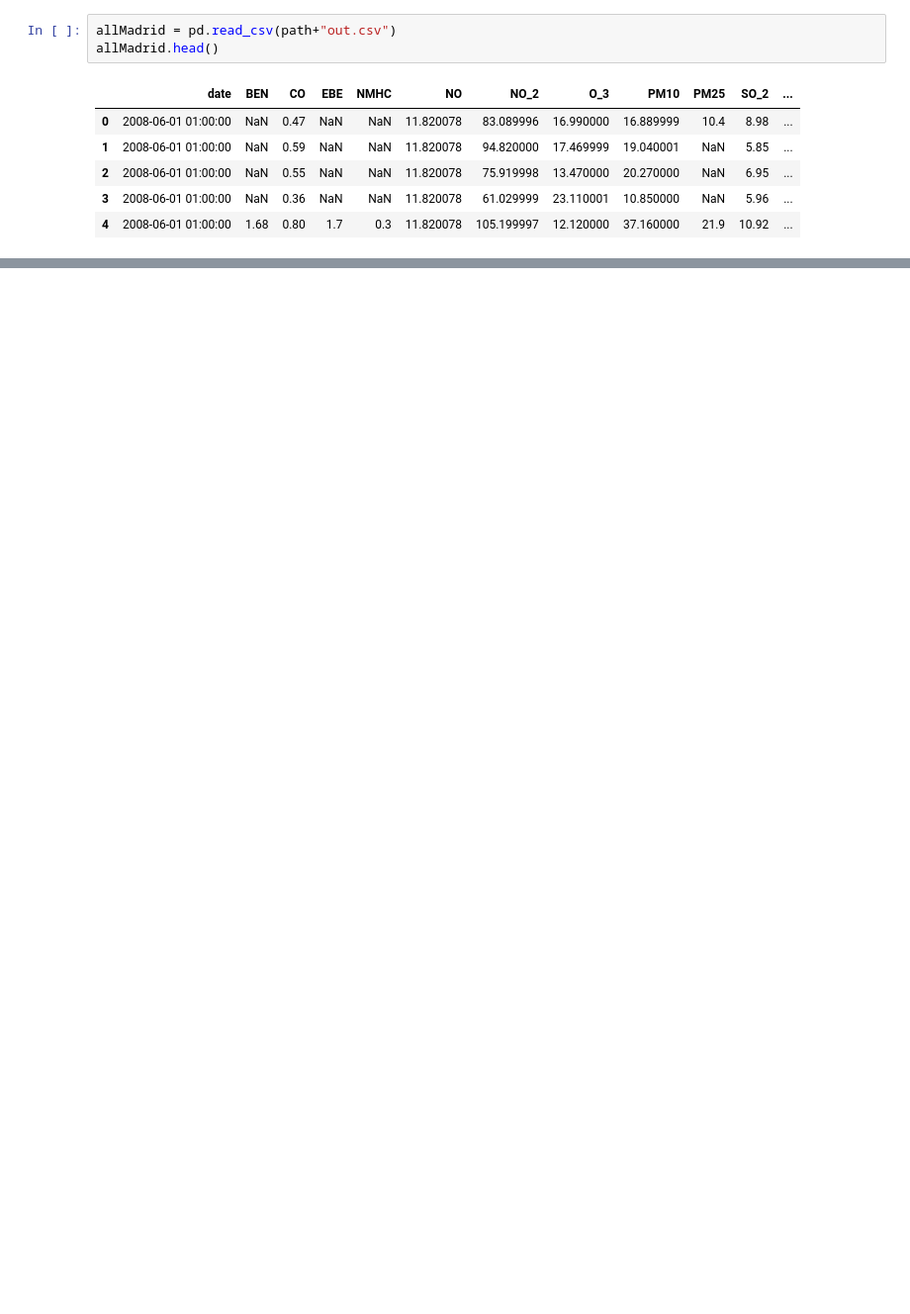
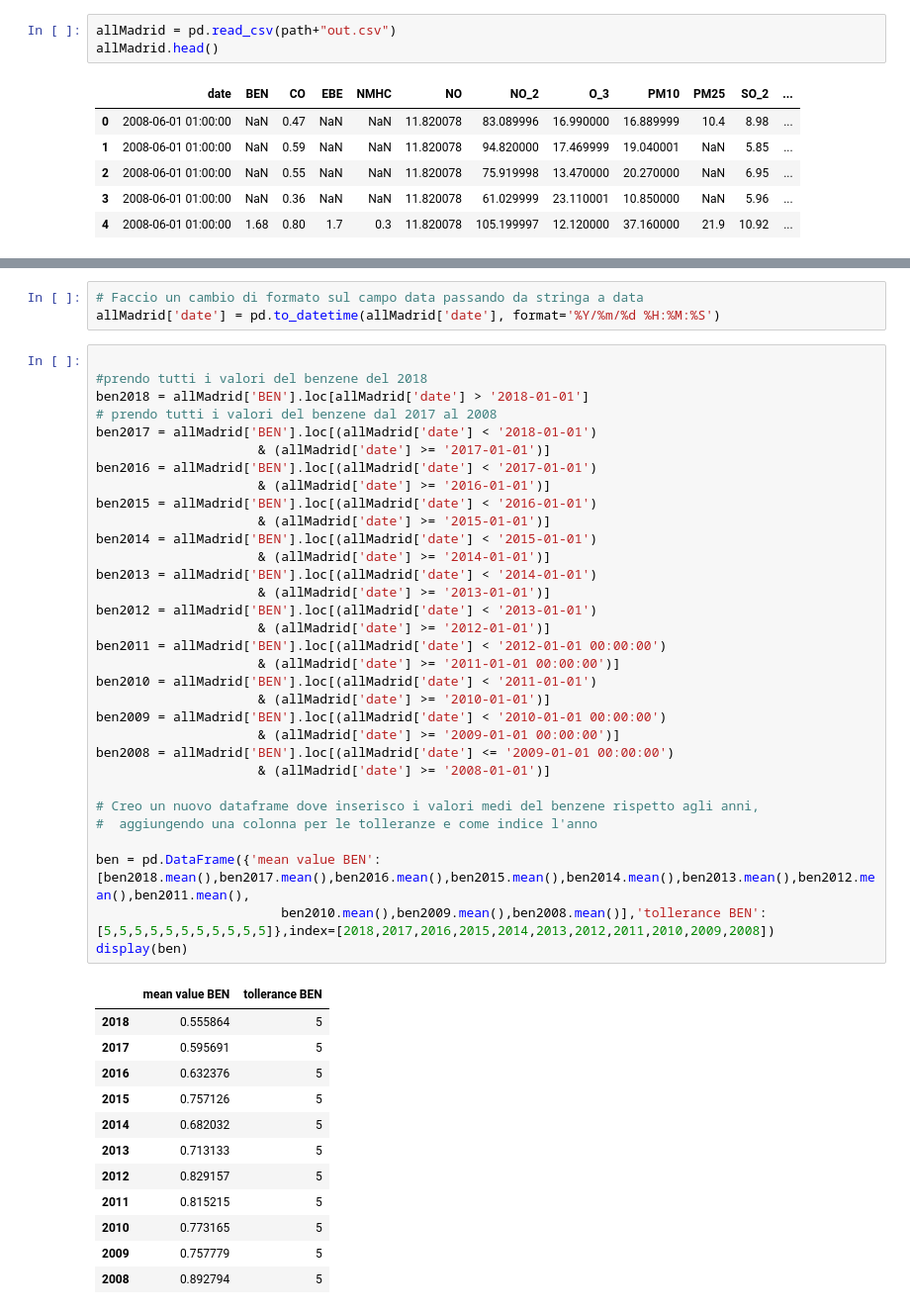
Before and after one commit to ChiaraAmalia/DataScience2Project, a Jupyter notebook: Data2Analysis.ipynb, the cells around one changed output, grey strips where cells are left out. Shown at 99% size. Drawn from its saved outputs; the diff is of its cells as text; blank space fills up the shorter version.

```diff
--- a/Data2Analysis.ipynb
+++ b/Data2Analysis.ipynb
@@ -30,0 +33,48 @@ plt.show()
+# %%
+# Faccio un cambio di formato sul campo data passando da stringa a data
+allMadrid['date'] = pd.to_datetime(allMadrid['date'], format='%Y/%m/%d %H:%M:%S')
+# %%
+
+#prendo tutti i valori del benzene del 2018
+ben2018 = allMadrid['BEN'].loc[allMadrid['date'] > '2018-01-01']
+# prendo tutti i valori del benzene dal 2017 al 2008
+ben2017 = allMadrid['BEN'].loc[(allMadrid['date'] < '2018-01-01')
+                     & (allMadrid['date'] >= '2017-01-01')]
+ben2016 = allMadrid['BEN'].loc[(allMadrid['date'] < '2017-01-01')
+                     & (allMadrid['date'] >= '2016-01-01')]
+ben2015 = allMadrid['BEN'].loc[(allMadrid['date'] < '2016-01-01')
+                     & (allMadrid['date'] >= '2015-01-01')]
+ben2014 = allMadrid['BEN'].loc[(allMadrid['date'] < '2015-01-01')
+                     & (allMadrid['date'] >= '2014-01-01')]
+ben2013 = allMadrid['BEN'].loc[(allMadrid['date'] < '2014-01-01')
+                     & (allMadrid['date'] >= '2013-01-01')]
+ben2012 = allMadrid['BEN'].loc[(allMadrid['date'] < '2013-01-01')
+                     & (allMadrid['date'] >= '2012-01-01')]
+ben2011 = allMadrid['BEN'].loc[(allMadrid['date'] < '2012-01-01 00:00:00')
+                     & (allMadrid['date'] >= '2011-01-01 00:00:00')]
+ben2010 = allMadrid['BEN'].loc[(allMadrid['date'] < '2011-01-01')
+                     & (allMadrid['date'] >= '2010-01-01')]
+ben2009 = allMadrid['BEN'].loc[(allMadrid['date'] < '2010-01-01 00:00:00')
+                     & (allMadrid['date'] >= '2009-01-01 00:00:00')]
+ben2008 = allMadrid['BEN'].loc[(allMadrid['date'] <= '2009-01-01 00:00:00')
+                     & (allMadrid['date'] >= '2008-01-01')]
+
+# Creo un nuovo dataframe dove inserisco i valori medi del benzene rispetto agli anni,
+#  aggiungendo una colonna per le tolleranze e come indice l'anno
+
+ben = pd.DataFrame({'mean value BEN':[ben2018.mean(),ben2017.mean(),ben2016.mean(),ben2015.mean(),ben2014.mean(),ben2013.mean(),ben2012.mean(),ben2011.mean(),
+                        ben2010.mean(),ben2009.mean(),ben2008.mean()],'tollerance BEN':[5,5,5,5,5,5,5,5,5,5,5]},index=[2018,2017,2016,2015,2014,2013,2012,2011,2010,2009,2008])
+display(ben)
+# %% [output]
+|  | mean value BEN | tollerance BEN |
+| 2018 | 0.555864 | 5 |
+| 2017 | 0.595691 | 5 |
+| 2016 | 0.632376 | 5 |
+| 2015 | 0.757126 | 5 |
+| 2014 | 0.682032 | 5 |
+| 2013 | 0.713133 | 5 |
+| 2012 | 0.829157 | 5 |
+| 2011 | 0.815215 | 5 |
+| 2010 | 0.773165 | 5 |
+| 2009 | 0.757779 | 5 |
+| 2008 | 0.892794 | 5 |
```
Also changed, not shown: parts of 12 cells of this notebook, 1 other file.
